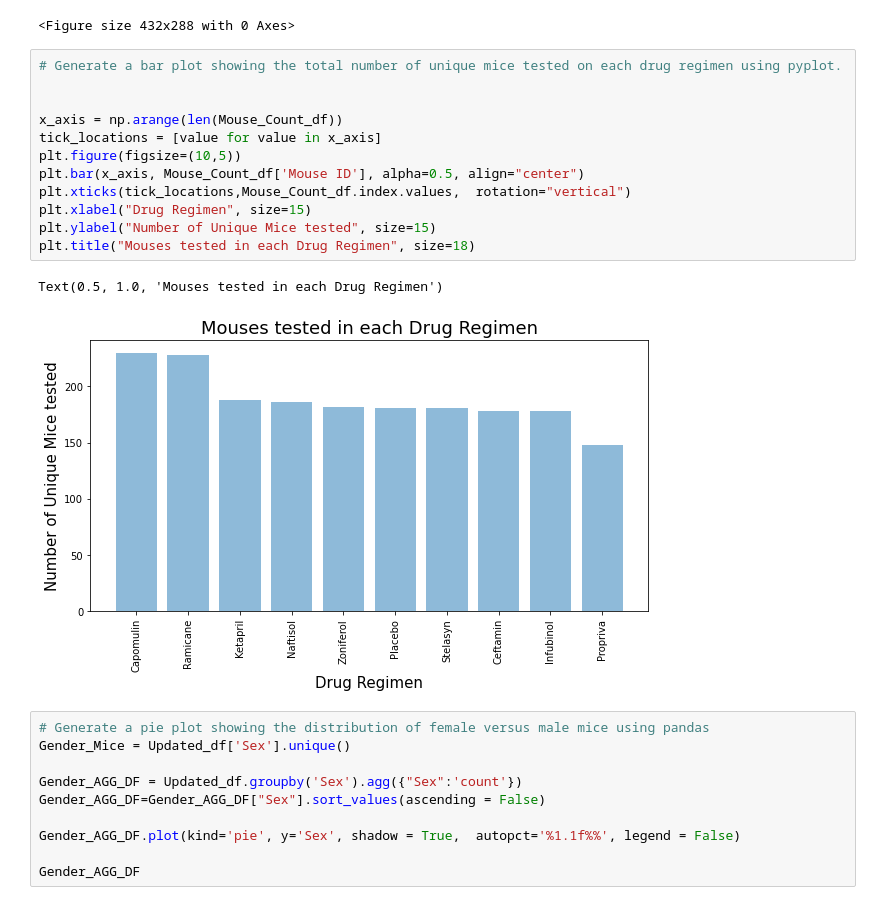
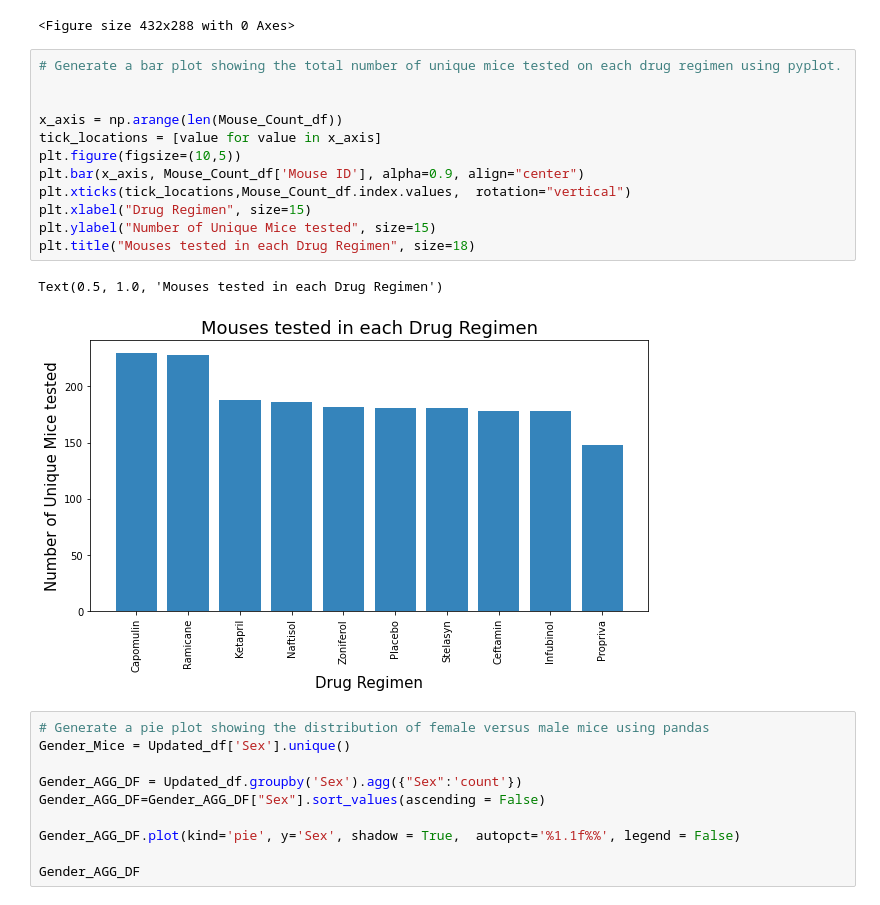
Before and after one commit to Subbagari1985/Matplotlib---challenge, a Jupyter notebook: Pymaceuticals/pymaceuticals_starter.ipynb, the cells around one changed output. Drawn from its saved outputs; the diff is of its cells as text.

```diff
--- a/Pymaceuticals/pymaceuticals_starter.ipynb
+++ b/Pymaceuticals/pymaceuticals_starter.ipynb
@@ -173,18 +173,18 @@ plt.tight_layout()
 # %%
 # Generate a bar plot showing the total number of unique mice tested on each drug regimen using pyplot.
 
 
 x_axis = np.arange(len(Mouse_Count_df))
 tick_locations = [value for value in x_axis]
 plt.figure(figsize=(10,5))
-plt.bar(x_axis, Mouse_Count_df['Mouse ID'], alpha=0.5, align="center")
+plt.bar(x_axis, Mouse_Count_df['Mouse ID'], alpha=0.9, align="center")
 plt.xticks(tick_locations,Mouse_Count_df.index.values,  rotation="vertical")
 plt.xlabel("Drug Regimen", size=15)
 plt.ylabel("Number of Unique Mice tested", size=15)
 plt.title("Mouses tested in each Drug Regimen", size=18)
 # %% [output]
 Text(0.5, 1.0, 'Mouses tested in each Drug Regimen')
-[figure, old version]
+[figure, new version]
 # %%
 # Generate a pie plot showing the distribution of female versus male mice using pandas
 Gender_Mice = Updated_df['Sex'].unique()
```
Also changed, not shown: parts of 3 cells of this notebook.
